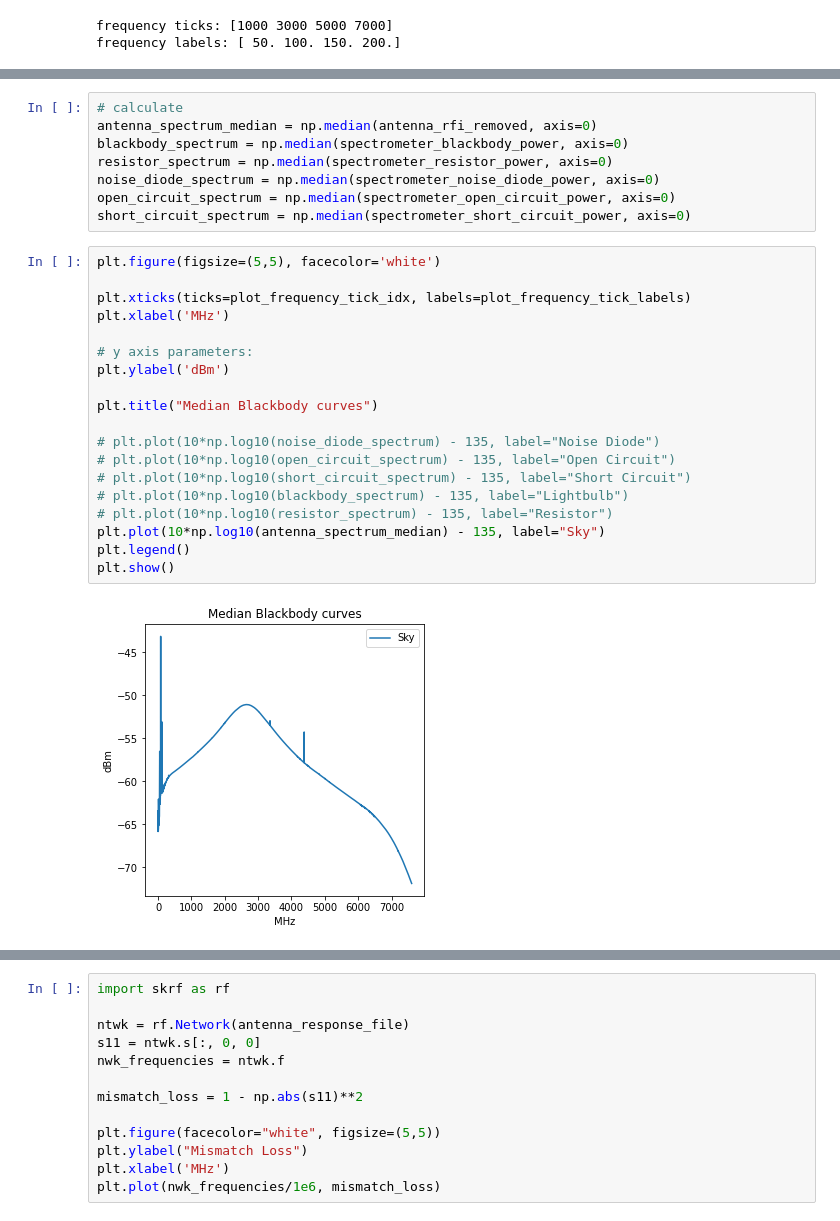
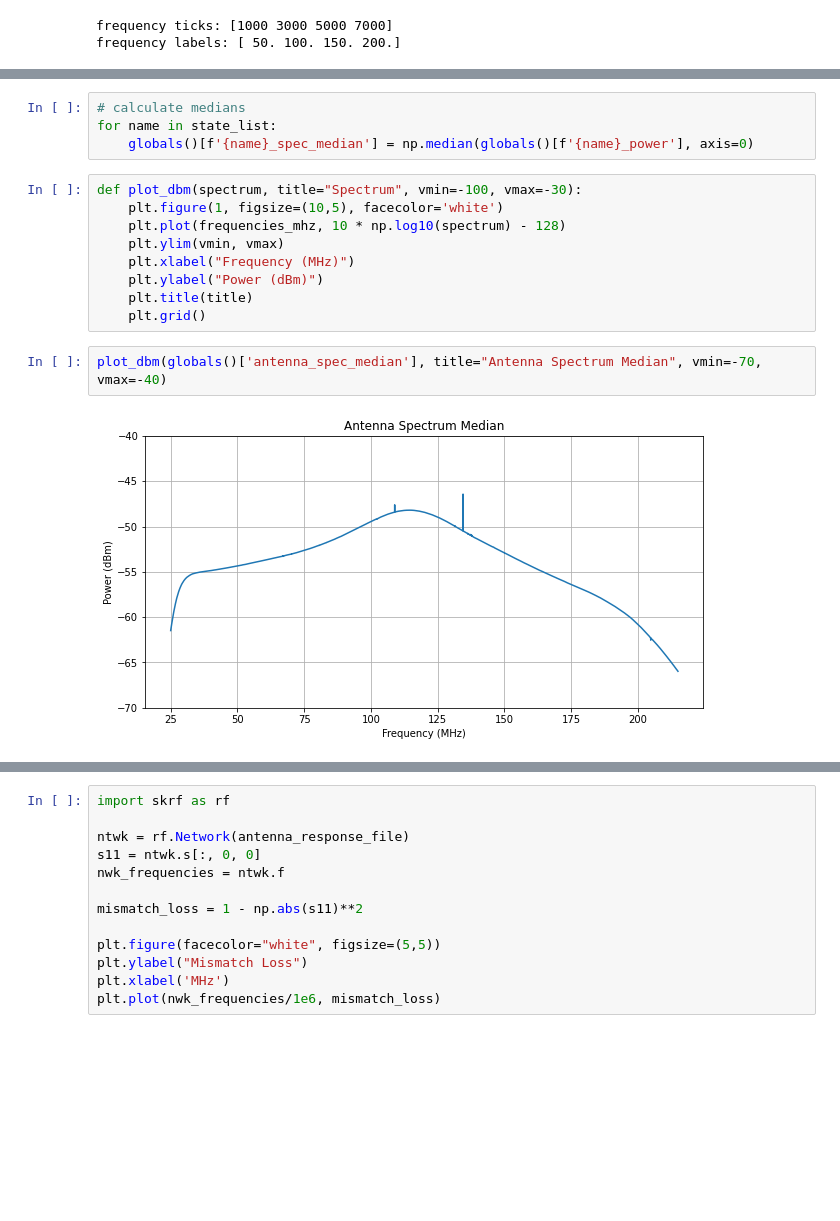
Before and after one commit to alhosani-abdulla/Highz-EXP, a Jupyter notebook: notebooks/data_pipeline.ipynb, the cells around one changed output, grey strips where cells are left out. Drawn from its saved outputs; the diff is of its cells as text; blank space fills up the shorter version.

```diff
--- a/notebooks/data_pipeline.ipynb
+++ b/notebooks/data_pipeline.ipynb
@@ -482,29 +385,17 @@ _ = plt.colorbar()
 # %%
-# calculate
-antenna_spectrum_median = np.median(antenna_rfi_removed, axis=0)
-blackbody_spectrum = np.median(spectrometer_blackbody_power, axis=0)
-resistor_spectrum = np.median(spectrometer_resistor_power, axis=0)
-noise_diode_spectrum = np.median(spectrometer_noise_diode_power, axis=0)
-open_circuit_spectrum = np.median(spectrometer_open_circuit_power, axis=0)
-short_circuit_spectrum = np.median(spectrometer_short_circuit_power, axis=0)
+# calculate medians
+for name in state_list:
+    globals()[f'{name}_spec_median'] = np.median(globals()[f'{name}_power'], axis=0)
+# %%
+def plot_dbm(spectrum, title="Spectrum", vmin=-100, vmax=-30):
+    plt.figure(1, figsize=(10,5), facecolor='white')
+    plt.plot(frequencies_mhz, 10 * np.log10(spectrum) - 128)
+    plt.ylim(vmin, vmax)
+    plt.xlabel("Frequency (MHz)")
+    plt.ylabel("Power (dBm)")
+    plt.title(title)
+    plt.grid()
 # %%
-plt.figure(figsize=(5,5), facecolor='white')
-
-plt.xticks(ticks=plot_frequency_tick_idx, labels=plot_frequency_tick_labels)
-plt.xlabel('MHz')
-
-# y axis parameters:
-plt.ylabel('dBm')
-
-plt.title("Median Blackbody curves")
-
-# plt.plot(10*np.log10(noise_diode_spectrum) - 135, label="Noise Diode")
-# plt.plot(10*np.log10(open_circuit_spectrum) - 135, label="Open Circuit")
-# plt.plot(10*np.log10(short_circuit_spectrum) - 135, label="Short Circuit")
-# plt.plot(10*np.log10(blackbody_spectrum) - 135, label="Lightbulb")
-# plt.plot(10*np.log10(resistor_spectrum) - 135, label="Resistor")
-plt.plot(10*np.log10(antenna_spectrum_median) - 135, label="Sky")
-plt.legend()
-plt.show()
+plot_dbm(globals()['antenna_spec_median'], title="Antenna Spectrum Median", vmin=-70, vmax=-40)
 # %% [output]
-[figure, old version]
+[figure, new version]
```
Also changed, not shown: parts of 20 cells of this notebook, 1 other file.
